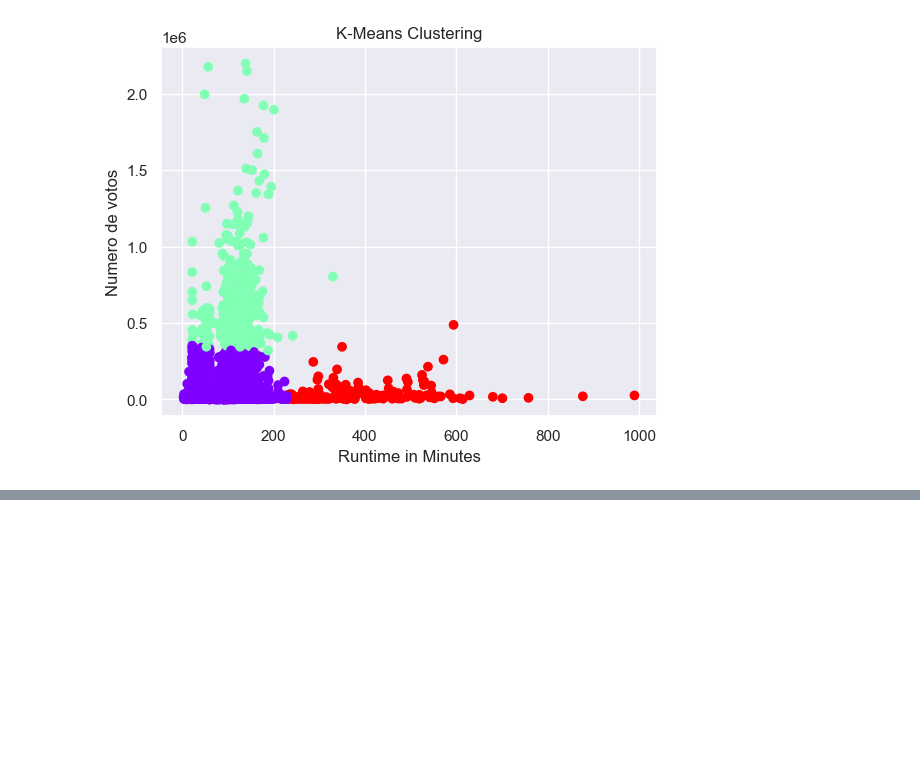
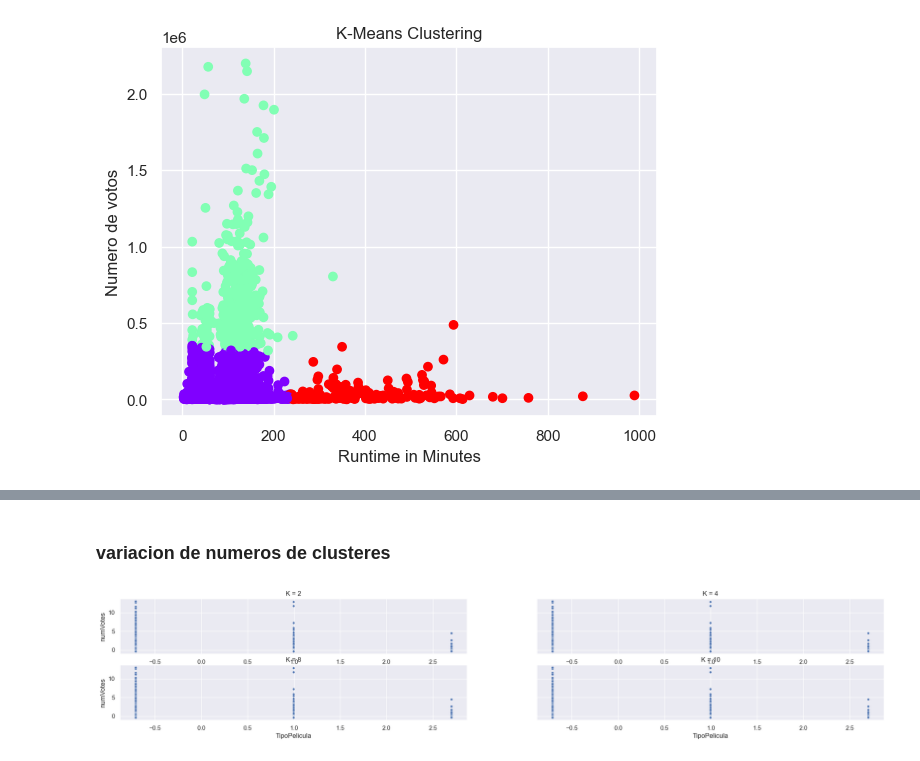
Before and after one commit to jf-garciam1/Lab-BI, a Jupyter notebook: Lab1.ipynb, the cells around one changed output, grey strips where cells are left out. Saved outputs shown, nothing was run; the diff lists cells and outputs as text; code cells hidden in the pictures; blank space fills up the shorter version.

```diff
--- a/Lab1.ipynb
+++ b/Lab1.ipynb
@@ -667,0 +707,51 @@ plt.show()
+# %% [markdown]
+### variacion de numeros de clusteres
+# %%
+#numero de clusteres = 4
+
+kmedoids = KMedoids(n_clusters = 2, metric = 'manhattan', random_state = 5)
+
+copiamod['cluster_kmedoids'] = kmedoids.fit_predict(X)
+
+fig, axes = plt.subplots(2, 2, sharey = True, figsize = (25, 4))
+sns.scatterplot(x = X[:,0], y = X[:,1], size = 1,ax = axes[0,0],legend = False)
+axes[0,0].set_title('K = 2')
+axes[0,0].set_xlabel('TipoPelicula')
+axes[0,0].set_ylabel('numVotes')
+
+#numero de clusteres = 4
+
+kmedoids = KMedoids(n_clusters = 4, metric = 'manhattan', random_state = 5)
+
+copiamod['cluster_kmedoids'] = kmedoids.fit_predict(X)
+
+sns.scatterplot(x = X[:,0], y = X[:,1], size = 1,ax = axes[0,1],legend = False)
+axes[0,1].set_title('K = 4')
+axes[0,1].set_xlabel('TipoPelicula')
+axes[0,1].set_ylabel('numVotes')
+
+#numero de clusteres = 8
+
+kmedoids = KMedoids(n_clusters = 8, metric = 'manhattan', random_state = 5)
+
+copiamod['cluster_kmedoids'] = kmedoids.fit_predict(X)
+
+sns.scatterplot(x = X[:,0], y = X[:,1], size = 1,ax = axes[1,0],legend = False)
+axes[1,0].set_title('K = 8')
+axes[1,0].set_xlabel('TipoPelicula')
+axes[1,0].set_ylabel('numVotes')
+
+#numero de clusteres = 10
+
+kmedoids = KMedoids(n_clusters = 10, metric = 'manhattan', random_state = 5)
+
+copiamod['cluster_kmedoids'] = kmedoids.fit_predict(X)
+
+sns.scatterplot(x = X[:,0], y = X[:,1], size = 1,ax = axes[1,1],legend = False)
+axes[1,1].set_title('K = 10')
+axes[1,1].set_xlabel('TipoPelicula')
+axes[1,1].set_ylabel('numVotes')
+
+plt.show()
+# %% [output]
+[figure, added]
```
Also changed, not shown: parts of 16 cells of this notebook, 2 other files.
